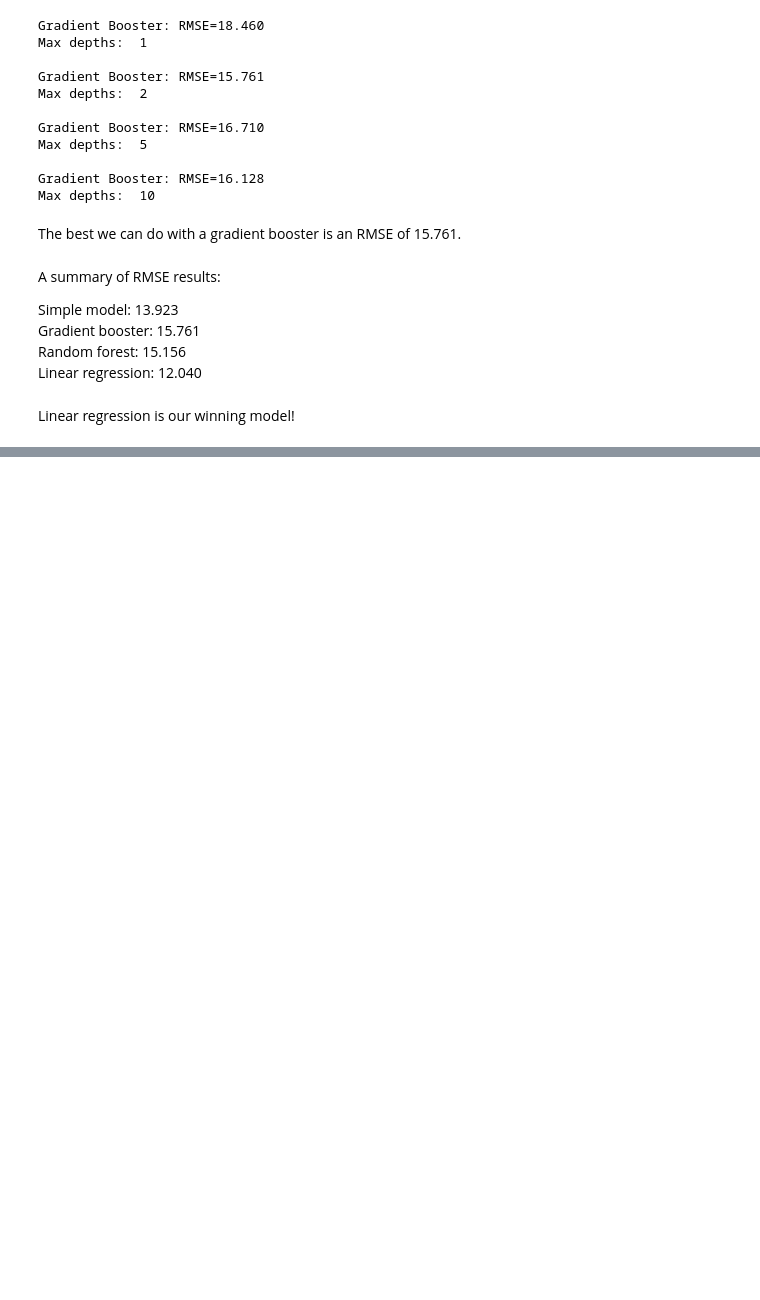
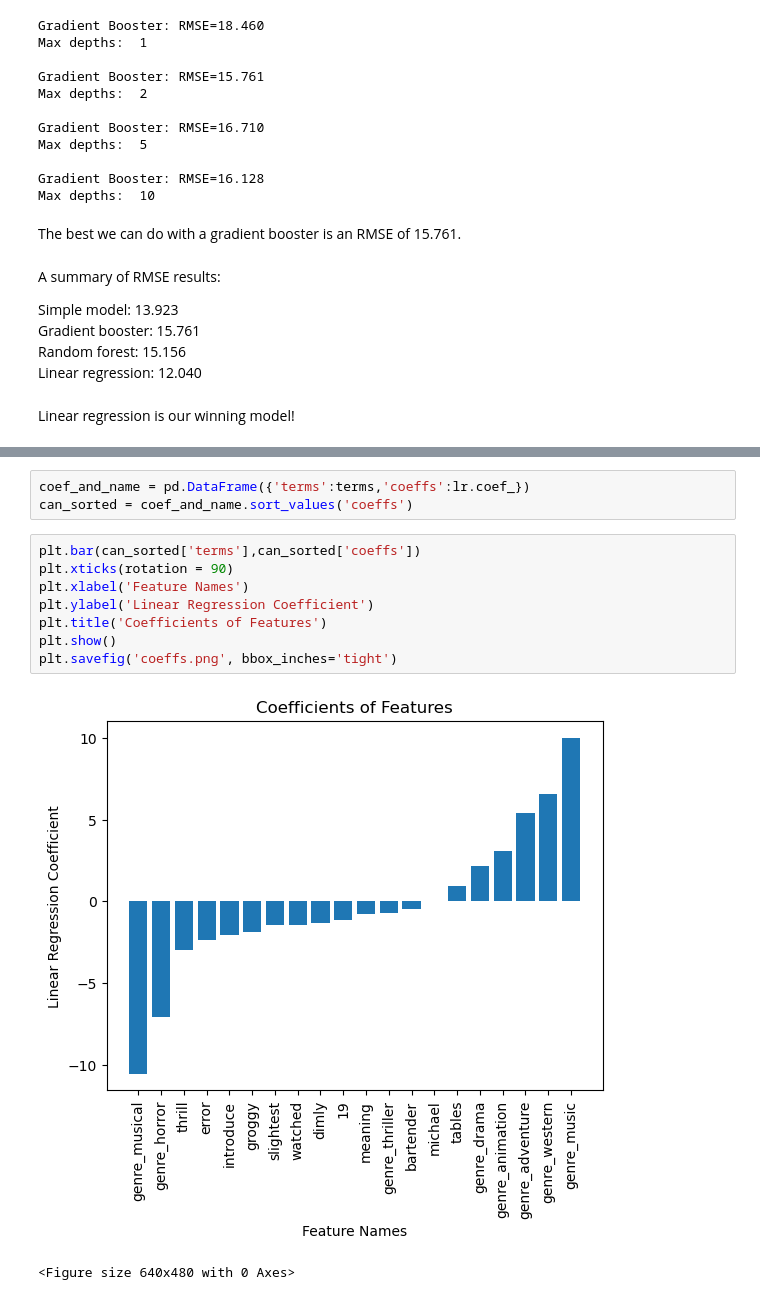
Before and after one commit to cda913/Capstone, a Jupyter notebook: C_Aitkin_Capstone_Modeling.ipynb, the cells around one changed output, grey strips where cells are left out. Drawn from its saved outputs; the diff is of its cells as text; blank space fills up the shorter version.

```diff
--- a/C_Aitkin_Capstone_Modeling.ipynb
+++ b/C_Aitkin_Capstone_Modeling.ipynb
@@ -325,0 +425,14 @@ We have our model for finding good scripts to make into movies at our TV station
+# %%
+coef_and_name = pd.DataFrame({'terms':terms,'coeffs':lr.coef_})
+can_sorted = coef_and_name.sort_values('coeffs')
+# %%
+plt.bar(can_sorted['terms'],can_sorted['coeffs'])
+plt.xticks(rotation = 90)
+plt.xlabel('Feature Names')
+plt.ylabel('Linear Regression Coefficient')
+plt.title('Coefficients of Features')
+plt.show()
+plt.savefig('coeffs.png', bbox_inches='tight')
+# %% [output]
+[figure, added]
+<Figure size 640x480 with 0 Axes>
```
Also changed, not shown: parts of 20 cells of this notebook.
